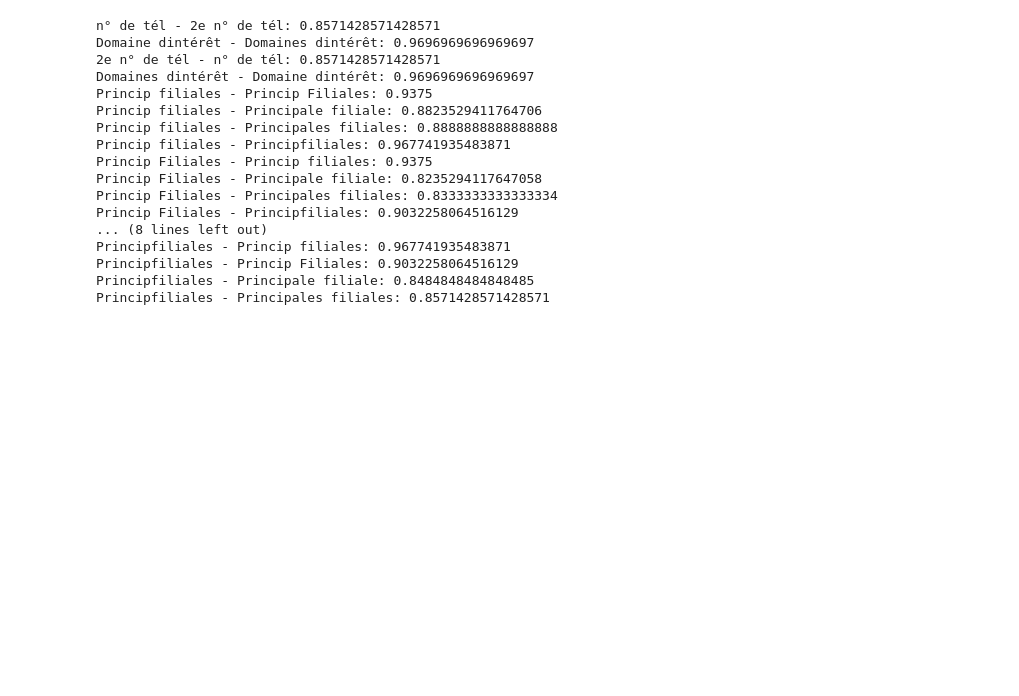
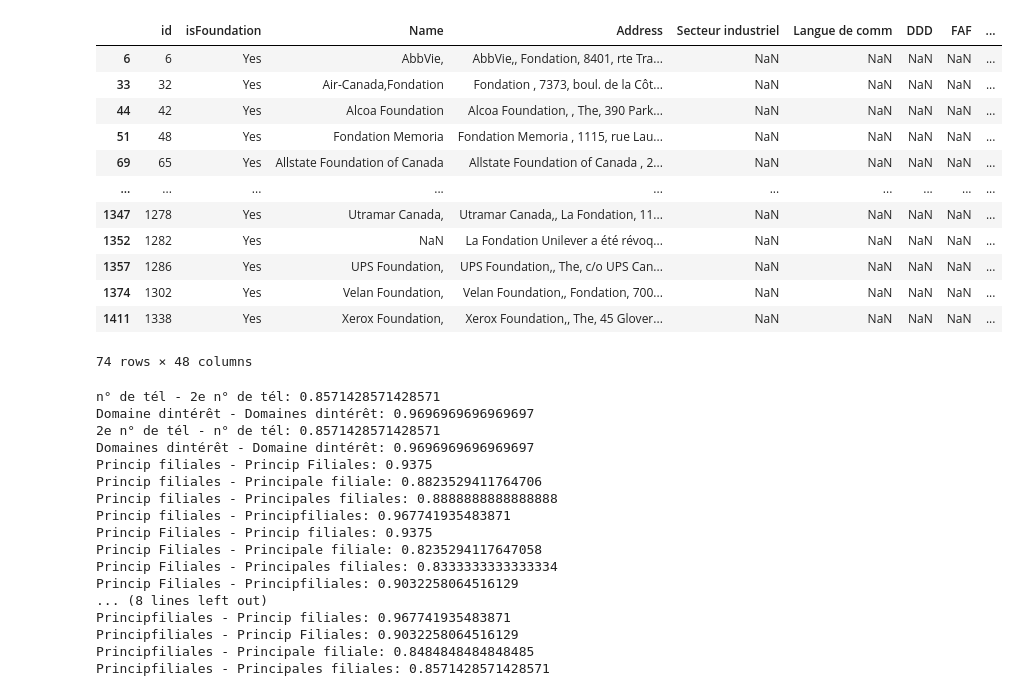
Before and after one commit to carlosfg97/Kurling4Kids, a Jupyter notebook: pdfextract_v1.ipynb, the cells around one changed output. Cells and saved outputs as stored; diff of their text form; code cells hidden in the pictures; blank space fills up the shorter version.

```diff
--- a/pdfextract_v1.ipynb
+++ b/pdfextract_v1.ipynb
@@ -202,0 +171,16 @@ df_full.head()
+# %%
+df_full[df_full.isFoundation == 'Yes']
+# %% [output]
+|  | id | isFoundation | Name | Address | Secteur industriel | Langue de comm | DDD | FAF | ... |
+| 6 | 6 | Yes | AbbVie, | AbbVie,, Fondation, 8401, rte Tra... | NaN | NaN | NaN | NaN | ... |
+| 33 | 32 | Yes | Air-Canada,Fondation | Fondation , 7373, boul. de la Côt... | NaN | NaN | NaN | NaN | ... |
+| 44 | 42 | Yes | Alcoa Foundation | Alcoa Foundation, , The, 390 Park... | NaN | NaN | NaN | NaN | ... |
+| 51 | 48 | Yes | Fondation Memoria | Fondation Memoria , 1115, rue Lau... | NaN | NaN | NaN | NaN | ... |
+| 69 | 65 | Yes | Allstate Foundation of Canada | Allstate Foundation of Canada , 2... | NaN | NaN | NaN | NaN | ... |
+| ... | ... | ... | ... | ... | ... | ... | ... | ... | ... |
+| 1347 | 1278 | Yes | Utramar Canada, | Utramar Canada,, La Fondation, 11... | NaN | NaN | NaN | NaN | ... |
+| 1352 | 1282 | Yes | NaN | La Fondation Unilever a été révoq... | NaN | NaN | NaN | NaN | ... |
+| 1357 | 1286 | Yes | UPS Foundation, | UPS Foundation,, The, c/o UPS Can... | NaN | NaN | NaN | NaN | ... |
+| 1374 | 1302 | Yes | Velan Foundation, | Velan Foundation,, Fondation, 700... | NaN | NaN | NaN | NaN | ... |
+| 1411 | 1338 | Yes | Xerox Foundation, | Xerox Foundation,, The, 45 Glover... | NaN | NaN | NaN | NaN | ... |
+74 rows × 48 columns
```
Also changed, not shown: parts of 9 cells of this notebook, 2 other files.
